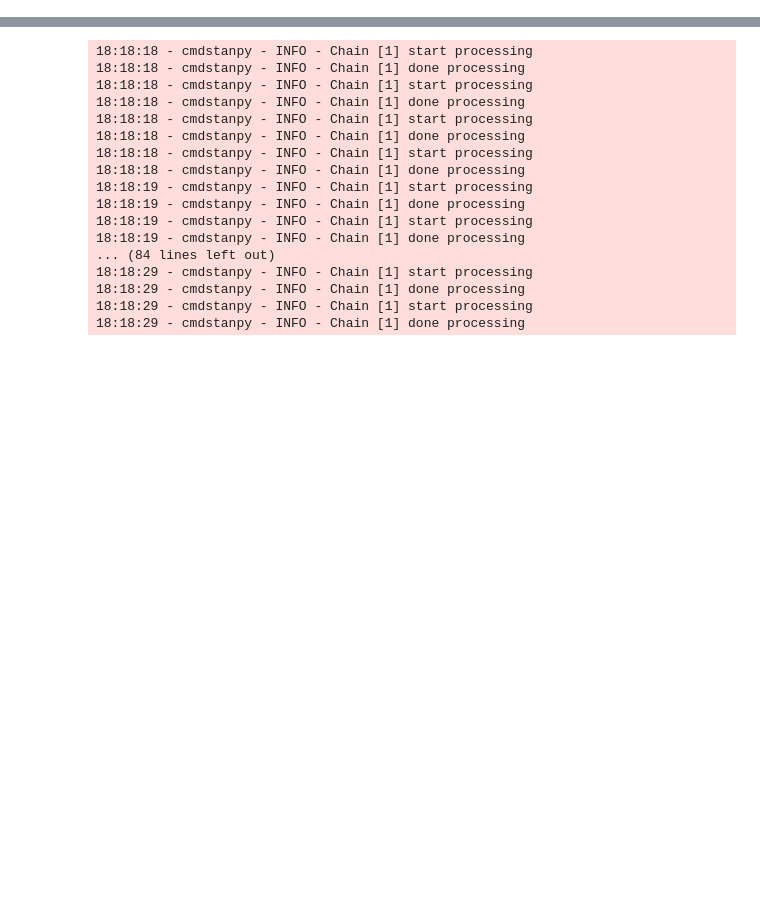
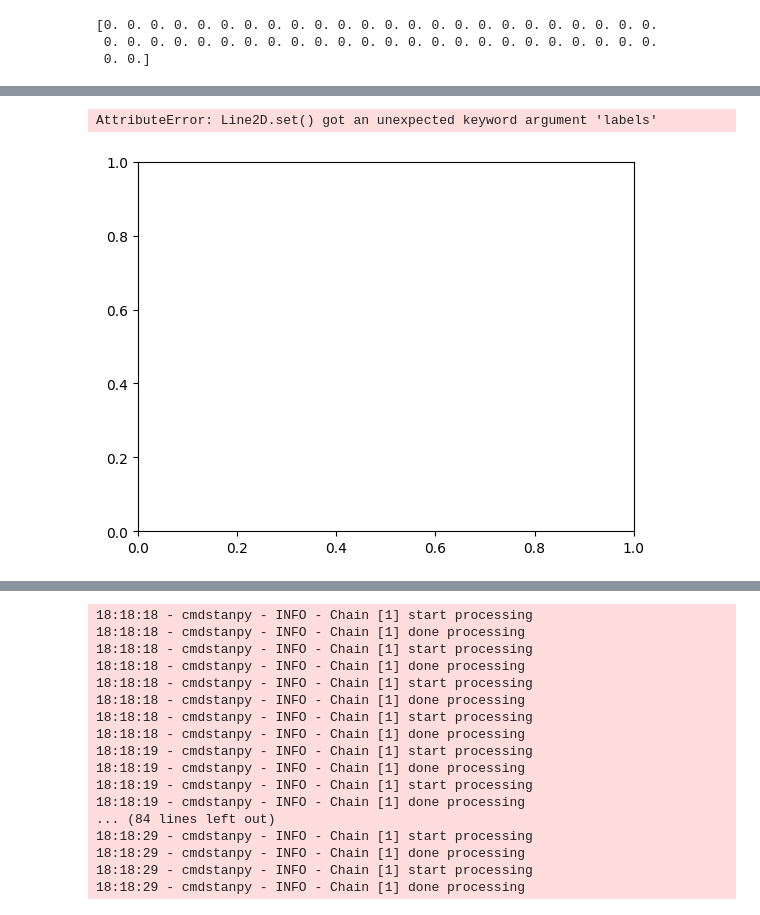
Before and after one commit to sydneycally-inclane-2812/algothon-fintech-unsw-2024, a Jupyter notebook: prophet_strat.ipynb, the cells around one changed output, grey strips where cells are left out. Cells and saved outputs as stored; diff of their text form; code cells hidden in the pictures; blank space fills up the shorter version.

Commit message:
half functional prophet strat

```diff
--- a/prophet_strat.ipynb
+++ b/prophet_strat.ipynb
@@ -6,0 +9,7 @@ import time
+# %%
+getPosition(training_data)
+print(position)
+# %% [output]
+[0. 0. 0. 0. 0. 0. 0. 0. 0. 0. 0. 0. 0. 0. 0. 0. 0. 0. 0. 0. 0. 0. 0. 0.
+ 0. 0. 0. 0. 0. 0. 0. 0. 0. 0. 0. 0. 0. 0. 0. 0. 0. 0. 0. 0. 0. 0. 0. 0.
+ 0. 0.]
@@ -22,3 +38,31 @@ data_to_now_250['ds'] = date_range
 
 date_range = pd.date_range(start=start_date, periods=500, freq='D')
 full_data['ds'] = date_range
+# %%
+# Test prediction on all 500
+training_data = full_data[['ds', 22]]
+training_data.columns = ['ds', 'y']
+model = Prophet(
+    seasonality_mode='multiplicative',
+    changepoint_prior_scale=0.01,
+    seasonality_prior_scale=10,
+    n_changepoints=100,
+    changepoint_range=0.9,
+)
+
+
+model.add_seasonality(name='monthly', period=250, fourier_order=100, prior_scale=10)
+model.add_seasonality(name='weekly', period=100, fourier_order=100, prior_scale=10)
+
+plt.figure()
+
+model.fit(training_data)
+future = model.make_future_dataframe(periods=30)
+forecast_prophet = model.predict(future)
+forecast_prophet['yhat'].plot(alpha=0.5, color='r', labels='Predicted')
+forecast_prophet['yhat_upper'].plot(alpha=0.5, color='r', labels='Predicted upper')
+forecast_prophet['yhat_lower'].plot(alpha=0.5, color='r', labels='Predicted lower')
+training_data['y'].plot()
+plt.legend()
+plt.show()
+# %% [output]
@@ -24,0 +71,2 @@ full_data['ds'] = date_range
+AttributeError: Line2D.set() got an unexpected keyword argument 'labels'
+[figure, added]
```
Also changed, not shown: parts of 9 cells of this notebook, 5 other files.
